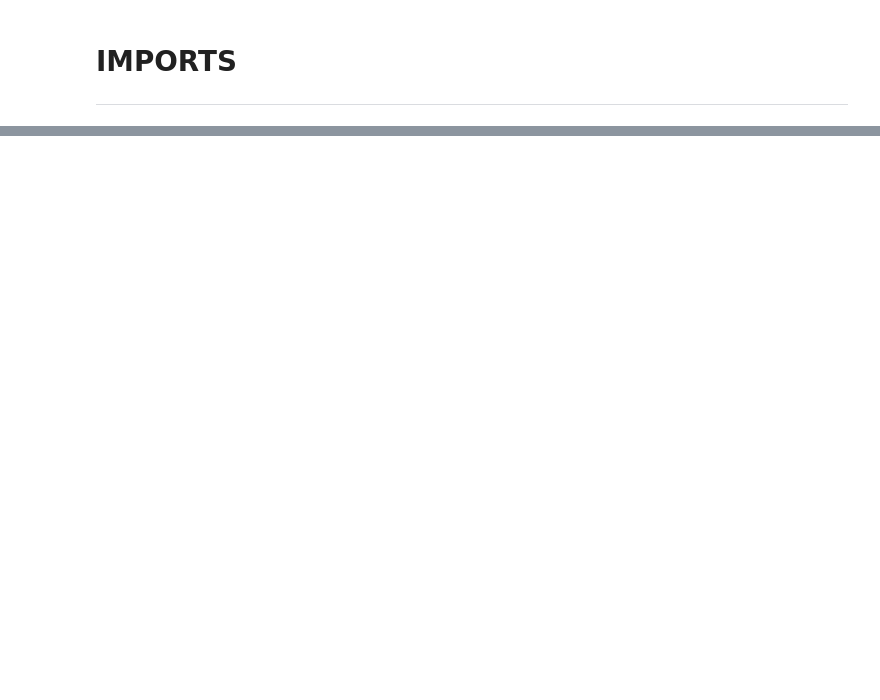
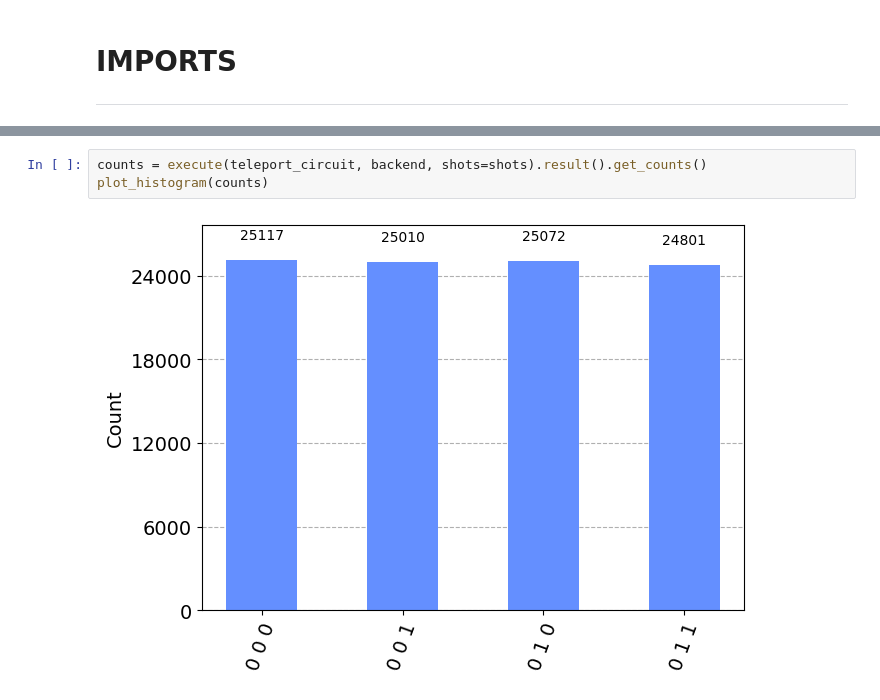
Before and after one commit to GuillermoAbadLopez/Quantum-Teleportation, a Jupyter notebook: src/main.ipynb, the cells around one changed output, grey strips where cells are left out. Drawn from its saved outputs; the diff is of its cells as text; blank space fills up the shorter version.

```diff
--- a/src/main.ipynb
+++ b/src/main.ipynb
@@ -83,0 +100,5 @@ plot_histogram(counts)
+# %%
+counts = execute(teleport_circuit, backend, shots=shots).result().get_counts()
+plot_histogram(counts)
+# %% [output]
+[figure, added]
```
Also changed, not shown: parts of 57 cells of this notebook, 4 other files.
